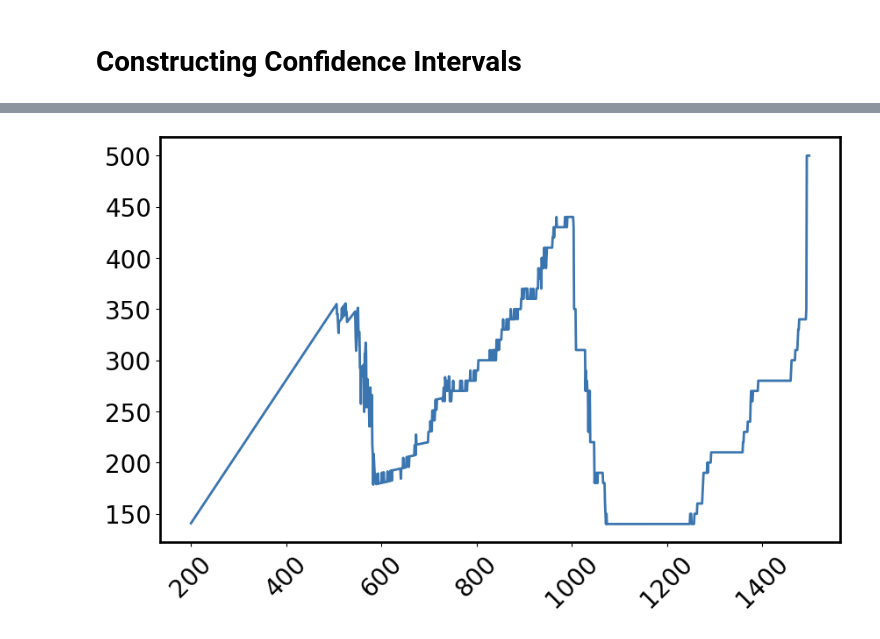
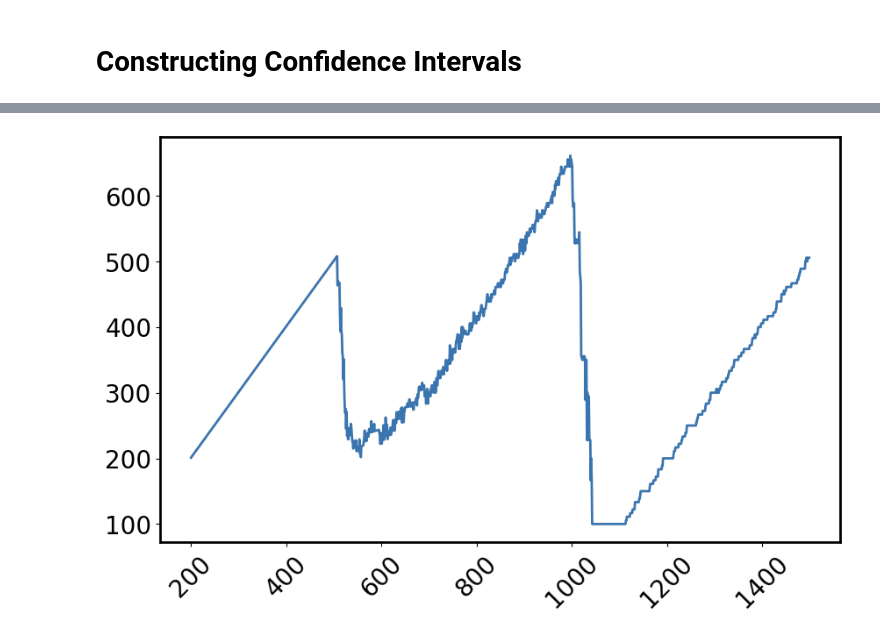
Before and after one commit to QuantLet/LPA_AR, a Jupyter notebook: LPA_AR.ipynb, the cells around one changed output, grey strips where cells are left out. Cells and saved outputs as stored; diff of their text form; code cells hidden in the pictures.

```diff
--- a/LPA_AR.ipynb
+++ b/LPA_AR.ipynb
@@ -448,23 +452,23 @@ for beta in range(3):
 # %%
 # Fetching windows data from dataframe
-A= df.iloc[:,-repeat_sim:]
+A= df.iloc[:,-repeat_sim:-repeat_sim+9]
 
 #Getting CIs
 CI = norm_CI(A)
 mu = CI[0]
 lower = CI[1]
 upper = CI[2]
 #CI plot
 plt.plot(dates, np.concatenate((np.repeat(np.nan, 200), mu[200:])), color='#3B75AF')
 # plt.plot(dates,upper, color='b', linestyle = '--', alpha=.30)
 # plt.plot(dates,lower, color='b', linestyle = '--', alpha=.30)
 plt.tick_params(axis="x", labelsize=20, labelrotation = 45)
 plt.tick_params(axis="y", labelsize=20)
 plt.savefig(f"Arithmetic/{n_0}/window_size.png", transparent = True,  bbox_inches="tight")
 
 mu.to_csv(f"Arithmetic/{n_0}/window_size.csv", header=['window'])
 # %% [output]
-[figure, old version]
+[figure, new version]
 # %%
 #Making a new column of MLEs in data
 col = df.loc[: , "MLEs_B_11":"MLEs_B_19"]
```
Also changed, not shown: parts of 3 cells of this notebook, 8 other files.
